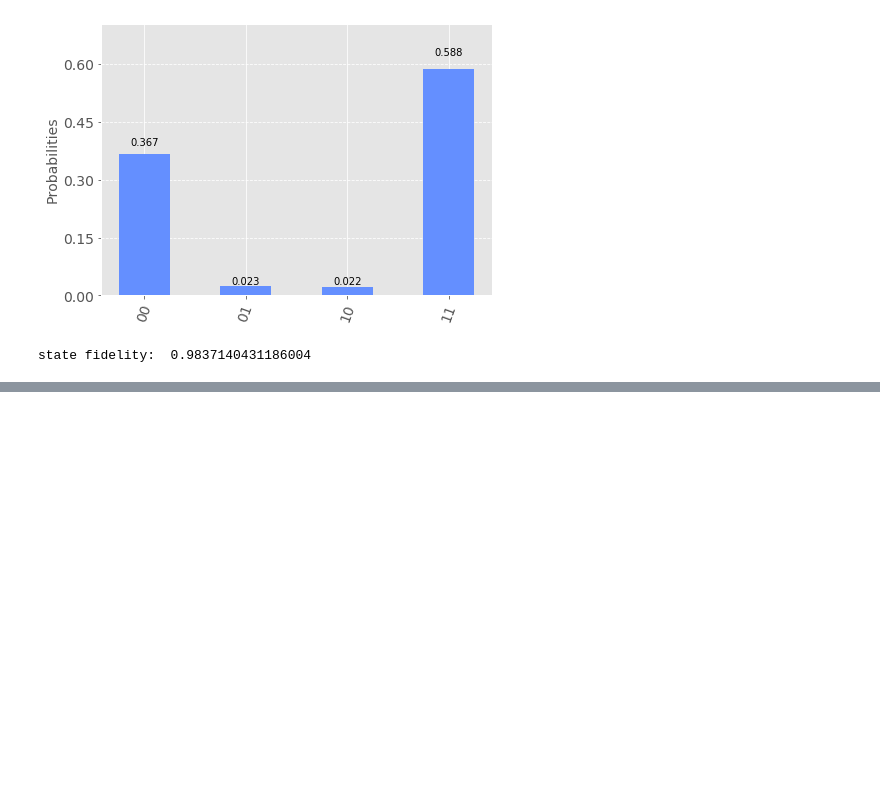
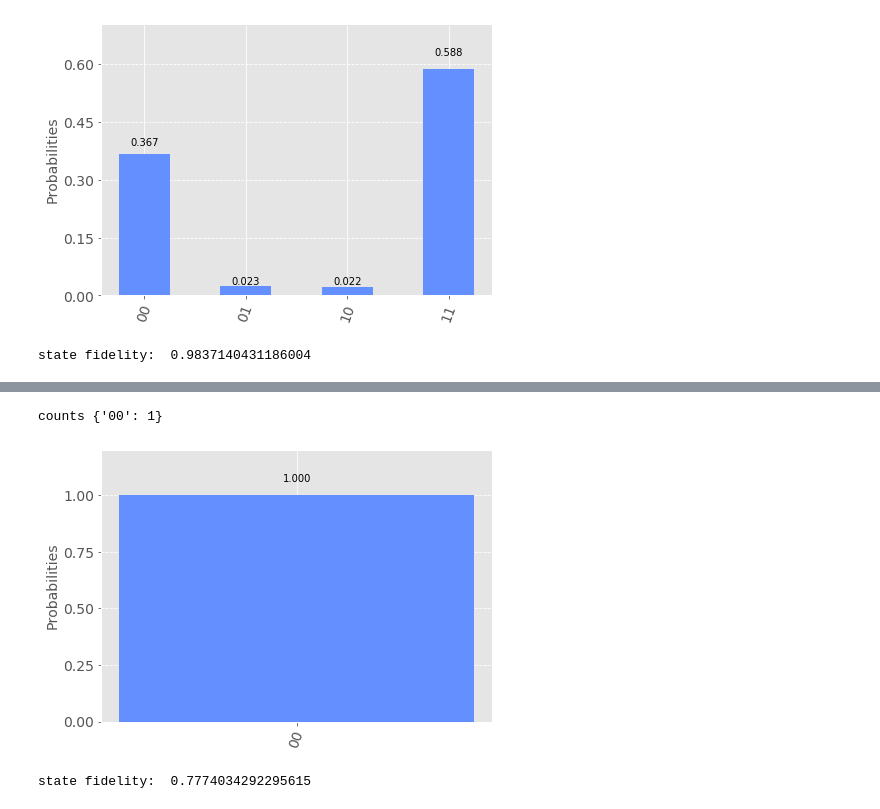
Before and after one commit to kareem1925/Ismailia-school-of-AI, a Jupyter notebook: machine learning for classifying quantum states/Qiskit code for learning Q states.ipynb, the cells around one changed output, grey strips where cells are left out. Cells and saved outputs as stored; diff of their text form; code cells hidden in the pictures; blank space fills up the shorter version.

```diff
--- a/machine learning for classifying quantum states/Qiskit code for learning Q states.ipynb
+++ b/machine learning for classifying quantum states/Qiskit code for learning Q states.ipynb
@@ -427,0 +487,11 @@ state fidelity:  0.9837140431186004
+# %%
+counts,density_matrix = circuit(best,1)
+print('counts', counts)
+plot_histogram(counts)
+# %% [output]
+counts {'00': 1}
+[figure, added]
+# %%
+print("state fidelity: ", state_fidelity(density_matrix,labels_vector))
+# %% [output]
+state fidelity:  0.7774034292295615
```
Also changed, not shown: parts of 5 cells of this notebook.
